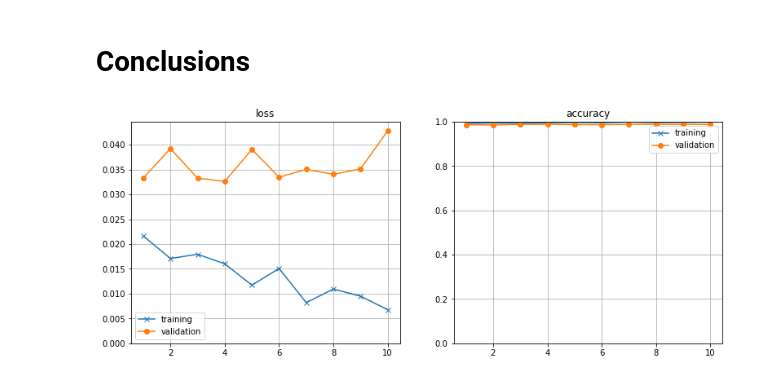
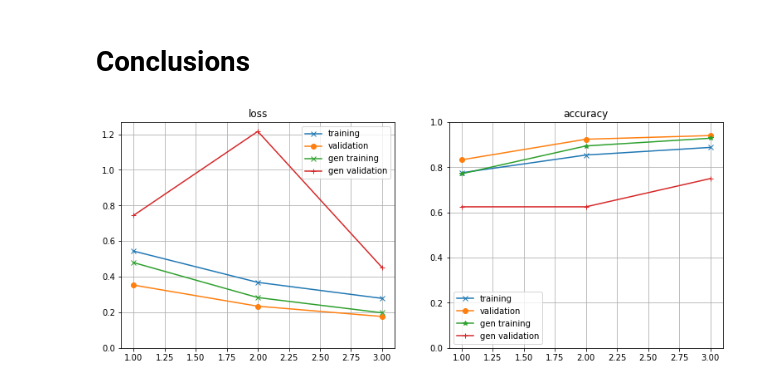
Before and after one commit to lauriom/AnacondaML, a Jupyter notebook: Case 2 G10.ipynb, the cells around one changed output. Cells and saved outputs as stored; diff of their text form; code cells hidden in the pictures.

```diff
--- a/Case 2 G10.ipynb
+++ b/Case 2 G10.ipynb
@@ -67,16 +69,18 @@ Found 5216 files belonging to 2 classes.
 Using 1043 files for validation.
 Found 624 files belonging to 2 classes.
 # %%
-datagen = ImageDataGenerator(
+datagen = ImageDataGenerator( # Usaly xray machines force you to stand still in a specific position,
+                              # so it does not make sense for the data to be augmented too much
   width_shift_range=0.01,
   height_shift_range=0.01,
   shear_range=0.01,
   zoom_range=0.01,
-  horizontal_flip=True,
   fill_mode='nearest',
 )
-train_gen_ds = datagen.flow_from_directory(train_dir, target_size=(img_width,img_height), batch_size=batch_size,class_mode='binary')
-val_gen_ds = datagen.flow_from_directory(val_dir, target_size=(img_width,img_height), batch_size=batch_size,class_mode='binary')
+train_gen_ds = datagen.flow_from_directory(train_dir, target_size=(img_width,img_height), batch_size=batch_size,
+                                           class_mode='binary')
+val_gen_ds = datagen.flow_from_directory(val_dir, target_size=(img_width,img_height),
+                                         batch_size=batch_size,class_mode='binary')
 # %% [output]
 Found 5216 images belonging to 2 classes.
 Found 16 images belonging to 2 classes.
@@ -136,7 +140,7 @@ _________________________________________________________________
 The following results were achieved ...
 # %%
 import time
-EPOCHS = 10
+EPOCHS = 3
 VERBOSE = 1
 
 t0 = time.time()
@@ -170,18 +164,18 @@ First model: 238.14298582077026
 # %%
 t0 = time.time()
 
-gen_hist = gen_model.fit( # first model fit with unaltered data
-  train_ds,
-  validation_data= val_ds,
-  verbose = VERBOSE,
-  epochs = round(EPOCHS/2),
-)
+#gen_hist = gen_model.fit( # first model fit with unaltered data
+#  train_ds,
+#  validation_data= val_ds,
+#  verbose = VERBOSE,
+#  epochs = round(EPOCHS/2),
+#)
 
-gen_hist2 = gen_model.fit(
+gen_hist = gen_model.fit(
   train_gen_ds,
   validation_data= val_gen_ds,
   verbose = VERBOSE,
-  epochs = round(EPOCHS/2),
+  epochs = round(EPOCHS),
 )
 print("Second model:",time.time() - t0)
 # %% [output]
@@ -207,33 +191,33 @@ Second model: 833.5004844665527
 # %%
 from IPython.core.pylabtools import figsize
 from matplotlib.pyplot import figure, subplot, plot, title, ylim, legend, grid
 
 x_axis = np.arange(len(hist.history['loss'])) + 1
 
 
 figure(figsize(13,5))
 subplot(1,2,1)
 plot(x_axis, hist.history['loss'], 'x-', label = 'training')
 plot(x_axis, hist.history['val_loss'], 'o-', label = 'validation')
-#plot(x_axis, gen_hist.history['loss'], 'x-', label = 'gen training')
-#plot(x_axis, gen_hist.history['val_loss'], '+-', label = 'gen validation')
+plot(x_axis, gen_hist.history['loss'], 'x-', label = 'gen training')
+plot(x_axis, gen_hist.history['val_loss'], '+-', label = 'gen validation')
 title('loss')
 ylim(0,)
 legend()
 grid()
 
 
 subplot(1,2,2)
 plot(x_axis, hist.history['accuracy'], 'x-', label = 'training')
 plot(x_axis, hist.history['val_accuracy'], 'o-', label = 'validation')
-#plot(x_axis, gen_hist.history['accuracy'], '*-', label = 'gen training')
-#plot(x_axis, gen_hist.history['val_accuracy'], '+-', label = 'gen validation')
+plot(x_axis, gen_hist.history['accuracy'], '*-', label = 'gen training')
+plot(x_axis, gen_hist.history['val_accuracy'], '+-', label = 'gen validation')
 title('accuracy')
 ylim(0,1.0)
 legend()
 grid()
 # %% [output]
-[figure, old version]
+[figure, new version]
 # %%
 print("Train Loss = ", 100 * (hist.history['val_loss'][EPOCHS - 1]), "%")
 print("Train Accuracy = ", 100 * (hist.history['val_accuracy'][EPOCHS -1]),"%")
```
Also changed, not shown: parts of 7 cells of this notebook, 1 other file.
